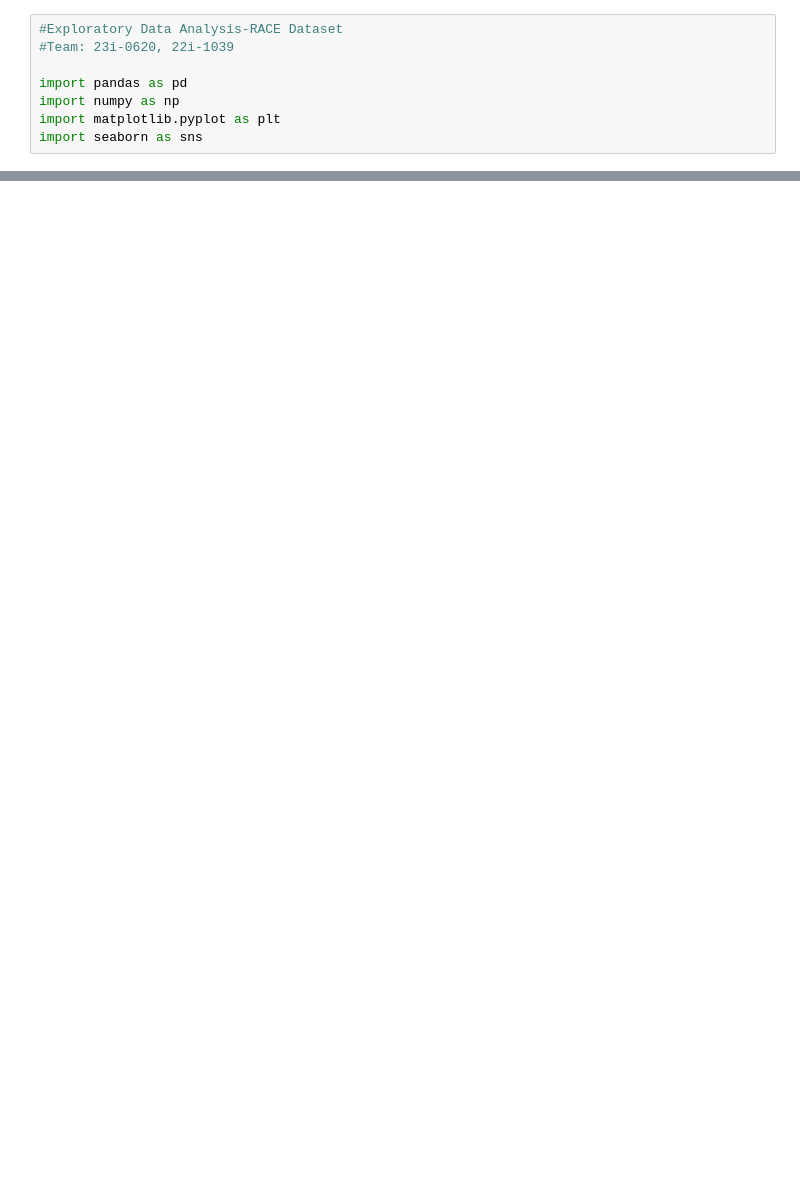
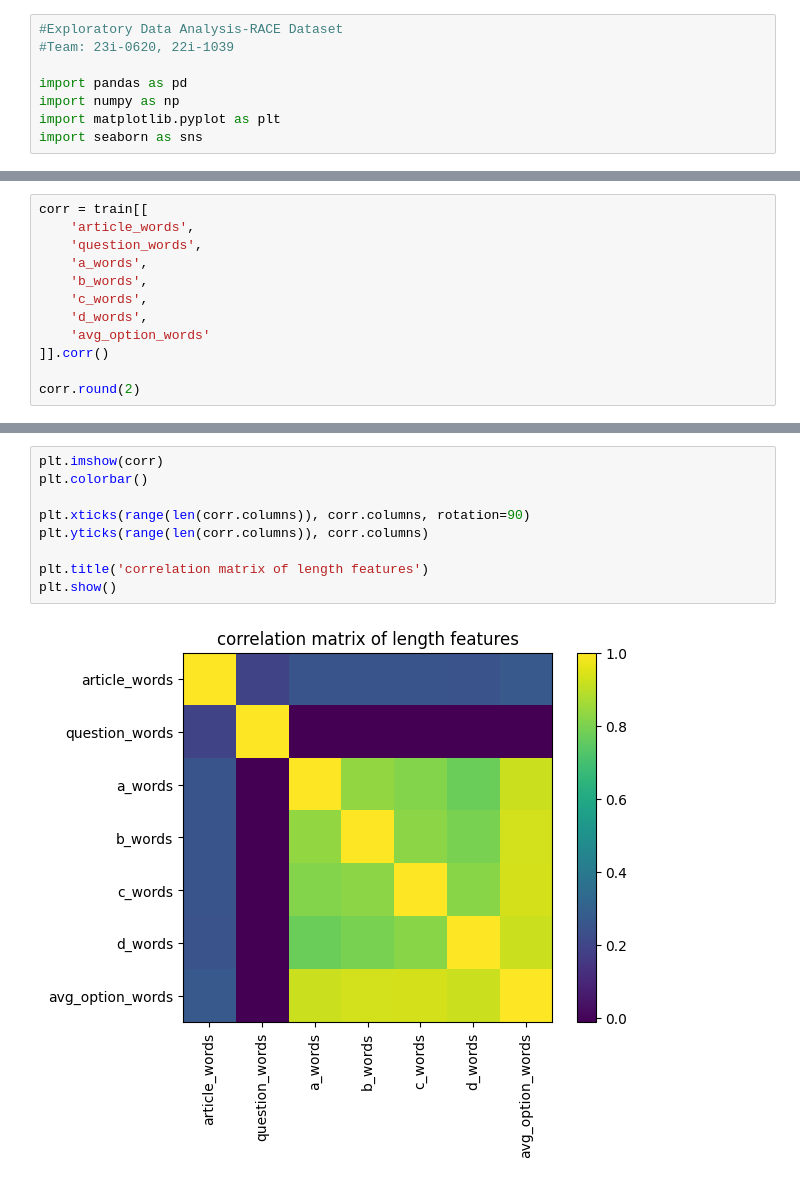
Before and after one commit to Areej-Shaikh/reading-comprehsion-tool-using-ML, a Jupyter notebook: notebooks/EDA.ipynb, the cells around one changed output, grey strips where cells are left out. Drawn from its saved outputs; the diff is of its cells as text; blank space fills up the shorter version.

```diff
--- a/notebooks/EDA.ipynb
+++ b/notebooks/EDA.ipynb
@@ -56,0 +148,12 @@ plt.show()
+# %%
+corr = train[[
+    'article_words',
+    'question_words',
+    'a_words',
+    'b_words',
+    'c_words',
+    'd_words',
+    'avg_option_words'
+]].corr()
+
+corr.round(2)
@@ -56,0 +169,11 @@ plt.show()
+# %%
+plt.imshow(corr)
+plt.colorbar()
+
+plt.xticks(range(len(corr.columns)), corr.columns, rotation=90)
+plt.yticks(range(len(corr.columns)), corr.columns)
+
+plt.title('correlation matrix of length features')
+plt.show()
+# %% [output]
+[figure, added]
```
Also changed, not shown: parts of 15 cells of this notebook, 5 other files.
